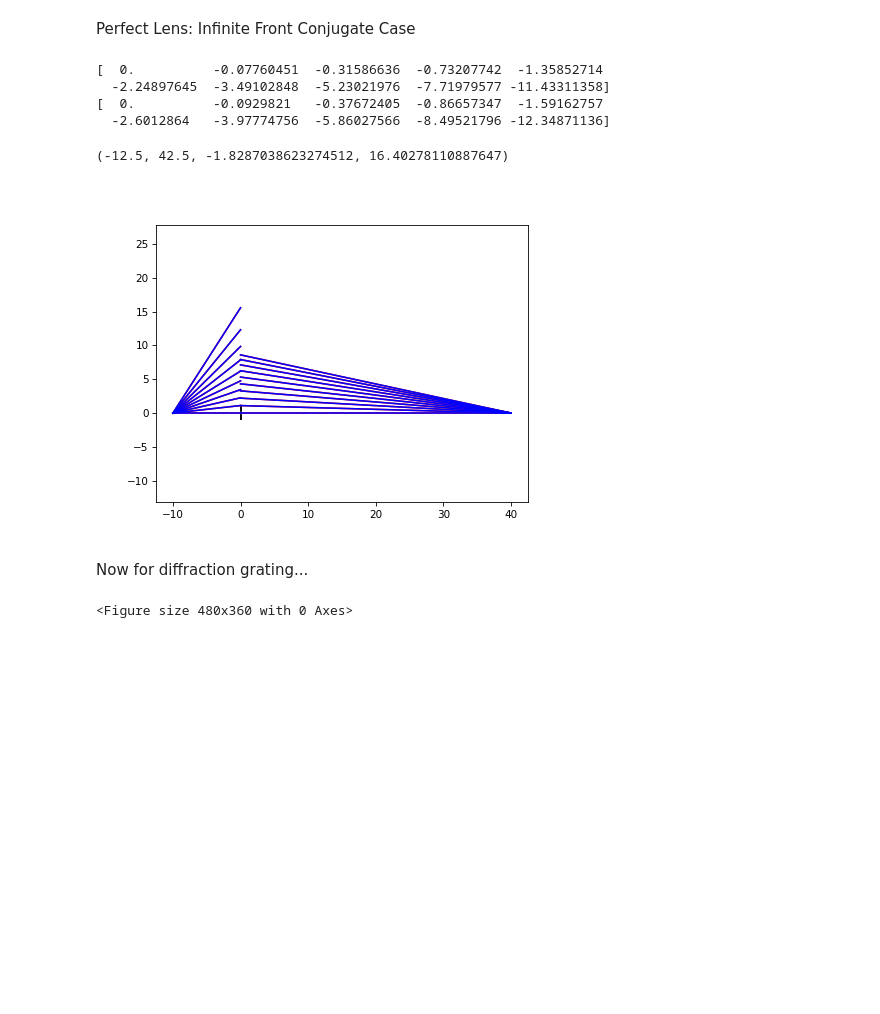
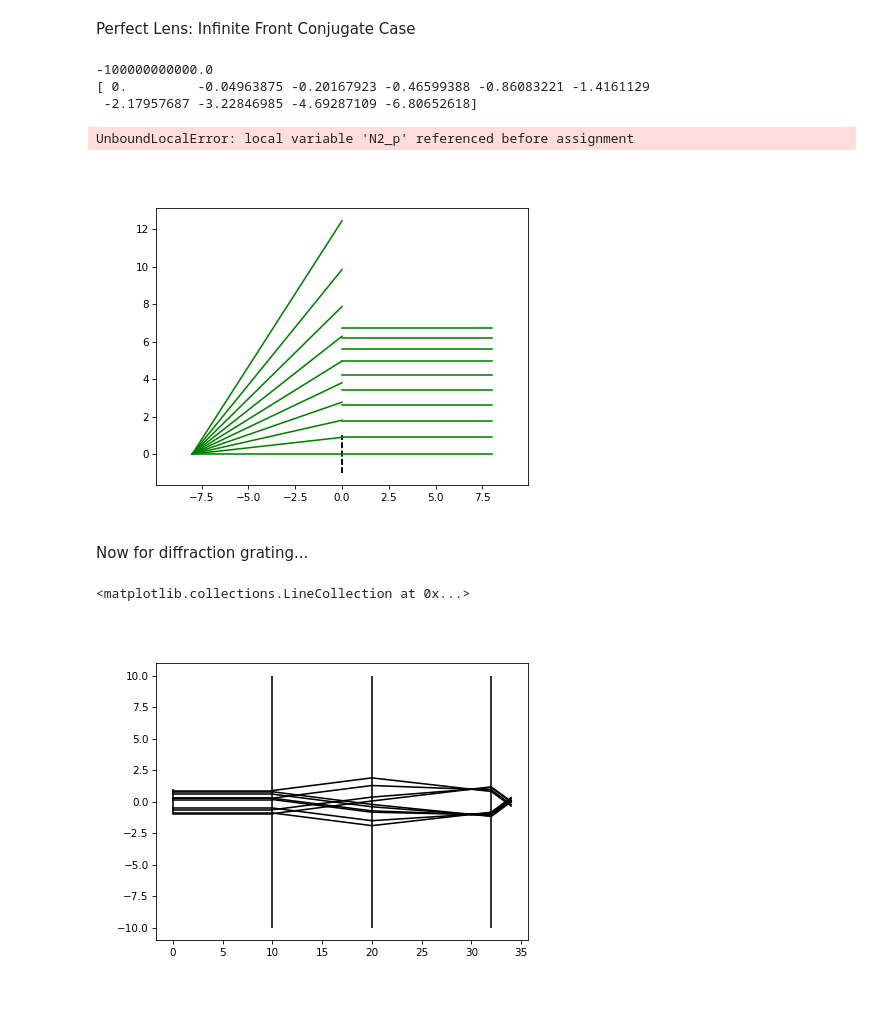
Before and after one commit to DavidLanders95/MonteCarloMS, a Jupyter notebook: lens.ipynb, the cells around one changed output. Drawn from its saved outputs; the diff is of its cells as text; code cells hidden in the pictures.

Commit message:
Implemented Fourier Lens from Jeffrey Also

```diff
--- a/lens.ipynb
+++ b/lens.ipynb
@@ -64,7 +64,6 @@ def calculate_direction_cosines(x0, y0, z0, x1, y1, z1):
 
     return L, M, N
 
-
 def propagate(x, y, z, L, M, N, d):
     x1 = x + (L / N) * d
     y1 = y + (M / N) * d
@@ -81,6 +80,9 @@ def diffraction_grating(x, y, z, L, M, N, opl, wl, Order = 1, T = 1, width = 10)
     opl1 = opl + (random_order * wl * T * y) / width
 
     return x, y, z, L1, M1, N1, opl1
+
+def rotation_matrix(x, y, alpha):
+    return x * np.cos(alpha) - y * np.sin(alpha), x * np.sin(alpha) + y * np.cos(alpha)
 # %%
 def fourier_lens(x1, y1, z1, L1, M1, N1, z2, m_p, opl_in):
 
@@ -243,7 +544,7 @@ thickness = 0.0
 pp_1 = lens_z - thickness / 2.0
 pp_2 = lens_z + thickness / 2.0
 
-m_p = -4
+m_p = -1e11
 f = 8
 
 if np.abs(m_p) < 1e-10:
@@ -269,48 +570,71 @@ L1 = np.zeros(N) # x direction cosine
 M1 = np.sin(angles) # y direction cosine
 N1 = np.sqrt(1 - L1 ** 2 - M1 ** 2) #z direction
 
+# Obtain the location where the ray hits the first principal plane
+u1 = - (L1 / N1) * z1 + x1
+v1 = - (M1 / N1) * z1 + y1
+
 opl = np.linspace(0, 0, N)
 # %%
-x2, y2, u1, v1, u2, v2, L2, M2, N2, opl = perfect_lens(x1, y1, z1, L1, M1, N1, z2, m_p, opl)
+# x2, y2, u1, v1, u2, v2, L2, M2, N2, opl = perfect_lens(x1, y1, z1, L1, M1, N1, z2, m_p)
+
+# print(opl)
+plt.figure()
+# plt.vlines(pp_1, -1, 1, linestyle = '--', color = 'k')
+# plt.vlines(pp_2,  -1, 1, linestyle = '--', color = 'k')
+
+# pp_1s = np.linspace(pp_1, pp_1, N)
+# pp_2s = np.linspace(pp_2, pp_2, N)
+# z1s = np.linspace(z1, z1, N)
+# z2s = np.linspace(z2, z2, N)
+# fs = np.linspace(f, f, N)
+
+# plt.plot([z1 + pp_1s, pp_1s], [y1, v1], '-r')
+# plt.plot([], [], '-r', label = 'Perfect Lens')
+
+# plt.plot([pp_2s, z2s + pp_2s], [v2, y2], '-r')
+# plt.axis('equal')
+
+print(m_p)
+u2, v2, L2, M2, N2, opl = perfect_lens_jeffrey(u1, v1, L1, M1, N1, f, m_p)
+x2, y2 = u2 + (L2 / N2) * f, v2 + (M2 / N2) * f
 
 print(opl)
-plt.figure()
 plt.vlines(pp_1, -1, 1, linestyle = '--', color = 'k')
 plt.vlines(pp_2,  -1, 1, linestyle = '--', color = 'k')
 
 pp_1s = np.linspace(pp_1, pp_1, N)
 pp_2s = np.linspace(pp_2, pp_2, N)
 z1s = np.linspace(z1, z1, N)
 z2s = np.linspace(z2, z2, N)
 fs = np.linspace(f, f, N)
 
-plt.plot([z1 + pp_1s, pp_1s], [y1, v1], '-r')
-plt.plot([], [], '-r', label = 'Perfect Lens')
+plt.plot([z1 + pp_1s, pp_1s], [y1, v1], '-g')
+plt.plot([], [], '-g', label = 'Perfect Lens Jeff')
 
-plt.plot([pp_2s, z2s + pp_2s], [v2, y2], '-r')
+plt.plot([pp_2s, z2s + pp_2s], [v2, y2], '-g')
 plt.axis('equal')
 
-x2, y2, u1, v1, u2, v2, L2, M2, N2, opl  = fourier_lens(x1, y1, z1, L1, M1, N1, z2, m_p, opl)
-print(opl)
+u2, v2, L2, M2, N2, opl = fourier_lens_jeffrey(u1, v1, L1, M1, N1, f, m_p)
+# print(opl)
 
 pp_1s = np.linspace(pp_1, pp_1, N)
 pp_2s = np.linspace(pp_2, pp_2, N)
 z1s = np.linspace(z1, z1, N)
 z2s = np.linspace(z2, z2, N)
 fs = np.linspace(f, f, N)
 
 plt.plot([z1 + pp_1s, pp_1s], [y1, v1], '-b')
 plt.plot([], [], '-b', label = 'Fourier Lens')
 
 plt.plot([pp_2s, z2s + pp_2s], [v2, y2], '-b')
 plt.axis('equal')
 # %% [output]
-[  0.          -0.07760451  -0.31586636  -0.73207742  -1.35852714
-  -2.24897645  -3.49102848  -5.23021976  -7.71979577 -11.43311358]
-[  0.          -0.0929821   -0.37672405  -0.86657347  -1.59162757
-  -2.6012864   -3.97774756  -5.86027566  -8.49521796 -12.34871136]
+-100000000000.0
+[ 0.         -0.04963875 -0.20167923 -0.46599388 -0.86083221 -1.4161129
+ -2.17957687 -3.22846985 -4.69287109 -6.80652618]
-(-12.5, 42.5, -1.8287038623274512, 16.40278110887647)
+UnboundLocalError: local variable 'N2_p' referenced before assignment
-[figure, old version]
+[figure, new version]
 # %% [markdown]
 Now for diffraction grating...
 # %%
@@ -342,17 +666,17 @@ rx_lens1_f, ry_lens1_f, rx_lens1_zl, ry_lens1_zl, rx_lens1_zr, ry_lens1_zr, L2,
 rx_lens2_f, ry_lens2_f, rx_lens2_zl, ry_lens2_zl, rx_lens2_zr, ry_lens2_zr, L3, M3, N3, opl3 = fourier_lens(rx_lens1_f, ry_lens1_f, -f2, L2, M2, N2, f2, 1e11, opl2)
 # %%
 plt.figure()
-# plt.vlines(plane_wave_z, -1, 1, color = 'k', linestyle = '-')
-# plt.plot([rz, rz_diff_l], [ry, ry_diff_l], '-k')
-# plt.vlines(diff_grating_z, -10, 10, color = 'k', linestyle = '-')
-# plt.plot([lens_z_1 + zl_1_1, lens_z_1], [ry_diff_r, ry_lens1_zl], '-k')
-# plt.plot([lens_z_1, lens_z_1 + zl_1_2], [ry_lens1_zl, ry_lens1_f], '-k')
-# plt.vlines(lens_z_1, -10, 10, color = 'k', linestyle = '-')
-# # x2, y2, u1, v1, u2, v2, L2, M2, N2  = fourier_lens(x1, y1, z1, L1, M1, N1, z2, m_p)
+plt.vlines(plane_wave_z, -1, 1, color = 'k', linestyle = '-')
+plt.plot([rz, rz_diff_l], [ry, ry_diff_l], '-k')
+plt.vlines(diff_grating_z, -10, 10, color = 'k', linestyle = '-')
+plt.plot([lens_z_1 + zl_1_1, lens_z_1], [ry_diff_r, ry_lens1_zl], '-k')
+plt.plot([lens_z_1, lens_z_1 + zl_1_2], [ry_lens1_zl, ry_lens1_f], '-k')
+plt.vlines(lens_z_1, -10, 10, color = 'k', linestyle = '-')
+# x2, y2, u1, v1, u2, v2, L2, M2, N2  = fourier_lens(x1, y1, z1, L1, M1, N1, z2, m_p)
 
-# plt.plot([lens_z_2 + zl_2_1, lens_z_2], [ry_lens1_f, ry_lens2_zl], '-k')
-# plt.plot([lens_z_2, lens_z_2 + zl_2_2], [ry_lens2_zr, ry_lens2_f], '-k')
-# plt.vlines(lens_z_2, -10, 10, color = 'k', linestyle = '-')
+plt.plot([lens_z_2 + zl_2_1, lens_z_2], [ry_lens1_f, ry_lens2_zl], '-k')
+plt.plot([lens_z_2, lens_z_2 + zl_2_2], [ry_lens2_zr, ry_lens2_f], '-k')
+plt.vlines(lens_z_2, -10, 10, color = 'k', linestyle = '-')
 # %% [output]
-<Figure size 480x360 with 0 Axes>
+<matplotlib.collections.LineCollection at 0x...>
-[figure, old version]
+[figure, new version]
```
Also changed, not shown: parts of 3 cells of this notebook.
